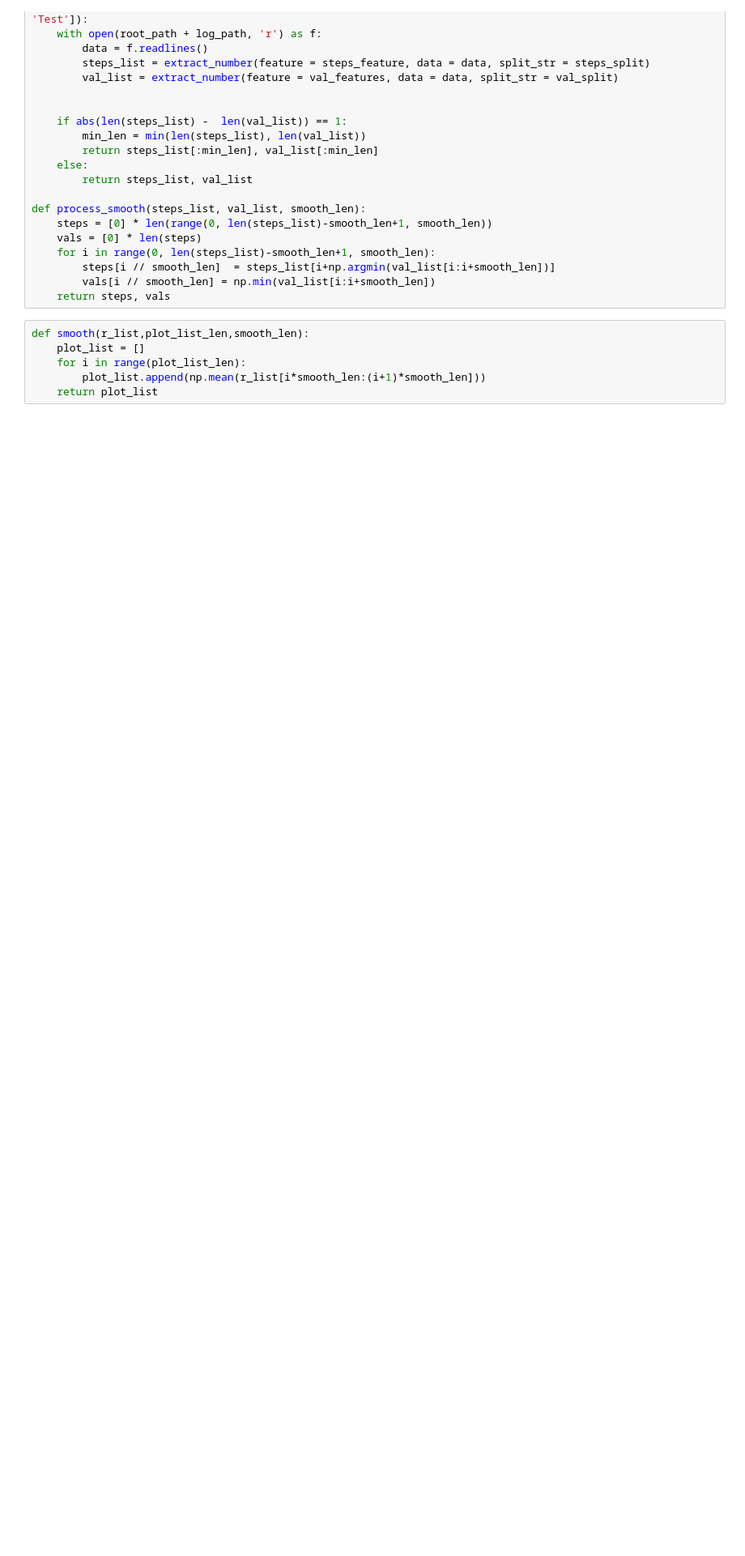
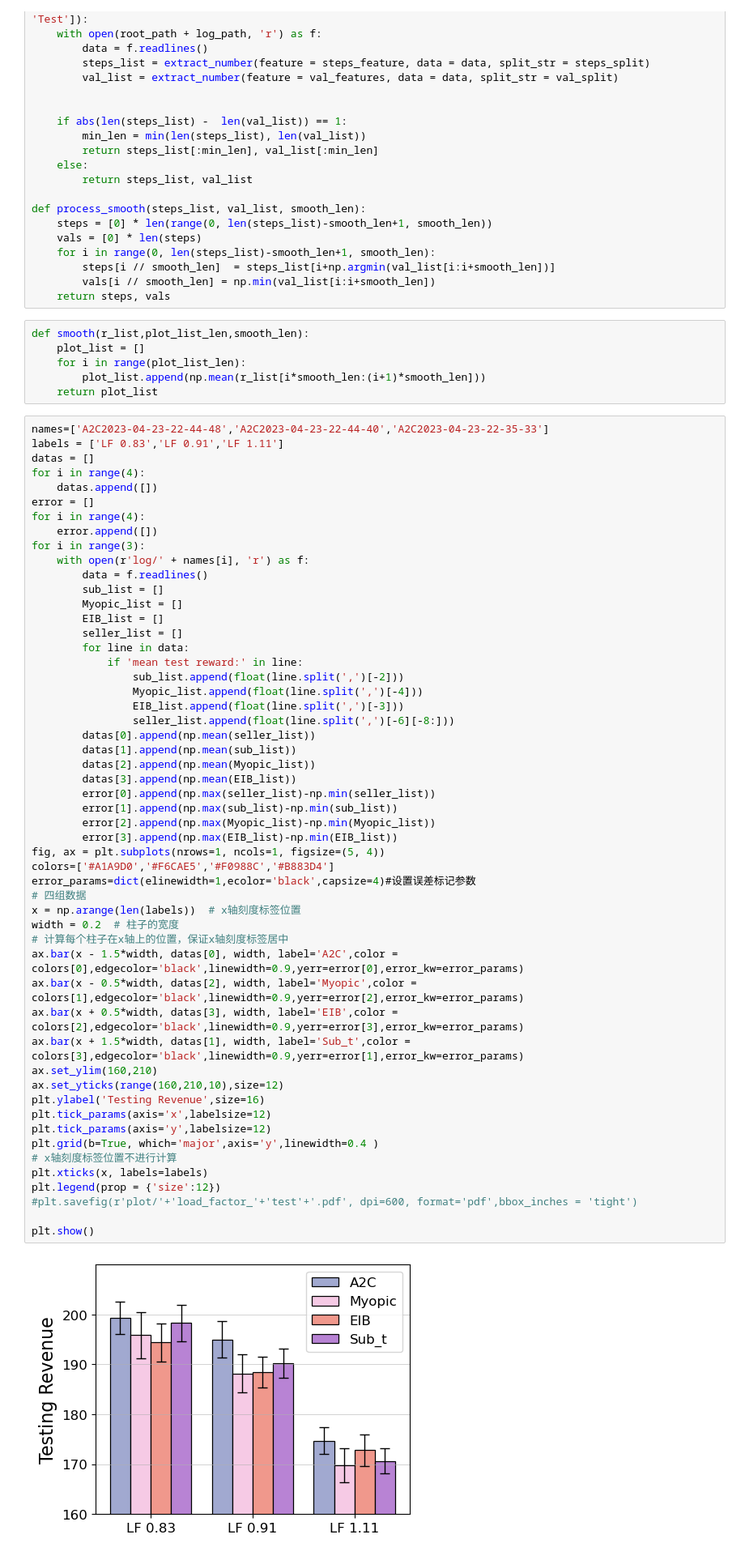
Before and after one commit to DRL-OM/DRL-assortment, a Jupyter notebook: rlGT/plot.ipynb, the cells around one changed output. Shown at 81% size. Saved outputs shown, nothing was run; the diff lists cells and outputs as text; blank space fills up the shorter version.

```diff
--- a/rlGT/plot.ipynb
+++ b/rlGT/plot.ipynb
@@ -61,3 +61,58 @@ def smooth(r_list,plot_list_len,smooth_len):
     for i in range(plot_list_len):
         plot_list.append(np.mean(r_list[i*smooth_len:(i+1)*smooth_len]))
     return plot_list
+# %%
+names=['A2C2023-04-23-22-44-48','A2C2023-04-23-22-44-40','A2C2023-04-23-22-35-33']
+labels = ['LF 0.83','LF 0.91','LF 1.11']
+datas = []
+for i in range(4):
+    datas.append([])
+error = []
+for i in range(4):
+    error.append([])
+for i in range(3):
+    with open(r'log/' + names[i], 'r') as f:
+        data = f.readlines()
+        sub_list = []
+        Myopic_list = []
+        EIB_list = []
+        seller_list = []
+        for line in data:
+            if 'mean test reward:' in line:
+                sub_list.append(float(line.split(',')[-2]))
+                Myopic_list.append(float(line.split(',')[-4]))
+                EIB_list.append(float(line.split(',')[-3]))
+                seller_list.append(float(line.split(',')[-6][-8:]))
+        datas[0].append(np.mean(seller_list))
+        datas[1].append(np.mean(sub_list))
+        datas[2].append(np.mean(Myopic_list))
+        datas[3].append(np.mean(EIB_list))
+        error[0].append(np.max(seller_list)-np.min(seller_list))
+        error[1].append(np.max(sub_list)-np.min(sub_list))
+        error[2].append(np.max(Myopic_list)-np.min(Myopic_list))
+        error[3].append(np.max(EIB_list)-np.min(EIB_list))
+fig, ax = plt.subplots(nrows=1, ncols=1, figsize=(5, 4))
+colors=['#A1A9D0','#F6CAE5','#F0988C','#B883D4']
+error_params=dict(elinewidth=1,ecolor='black',capsize=4)#设置误差标记参数
+# 四组数据
+x = np.arange(len(labels))  # x轴刻度标签位置
+width = 0.2  # 柱子的宽度
+# 计算每个柱子在x轴上的位置，保证x轴刻度标签居中
+ax.bar(x - 1.5*width, datas[0], width, label='A2C',color = colors[0],edgecolor='black',linewidth=0.9,yerr=error[0],error_kw=error_params)
+ax.bar(x - 0.5*width, datas[2], width, label='Myopic',color = colors[1],edgecolor='black',linewidth=0.9,yerr=error[2],error_kw=error_params)
+ax.bar(x + 0.5*width, datas[3], width, label='EIB',color = colors[2],edgecolor='black',linewidth=0.9,yerr=error[3],error_kw=error_params)
+ax.bar(x + 1.5*width, datas[1], width, label='Sub_t',color = colors[3],edgecolor='black',linewidth=0.9,yerr=error[1],error_kw=error_params)
+ax.set_ylim(160,210)
+ax.set_yticks(range(160,210,10),size=12)
+plt.ylabel('Testing Revenue',size=16)
+plt.tick_params(axis='x',labelsize=12)
+plt.tick_params(axis='y',labelsize=12)
+plt.grid(b=True, which='major',axis='y',linewidth=0.4 )
+# x轴刻度标签位置不进行计算
+plt.xticks(x, labels=labels)
+plt.legend(prop = {'size':12})
+#plt.savefig(r'plot/'+'load_factor_'+'test'+'.pdf', dpi=600, format='pdf',bbox_inches = 'tight')
+
+plt.show()
+# %% [output]
+[figure, added]
```
Also changed, not shown: parts of 17 cells of this notebook, 6 other files.
